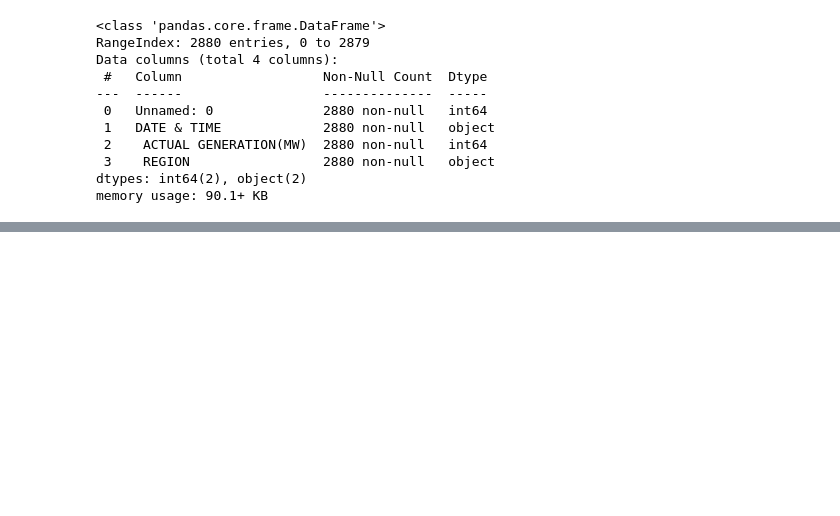
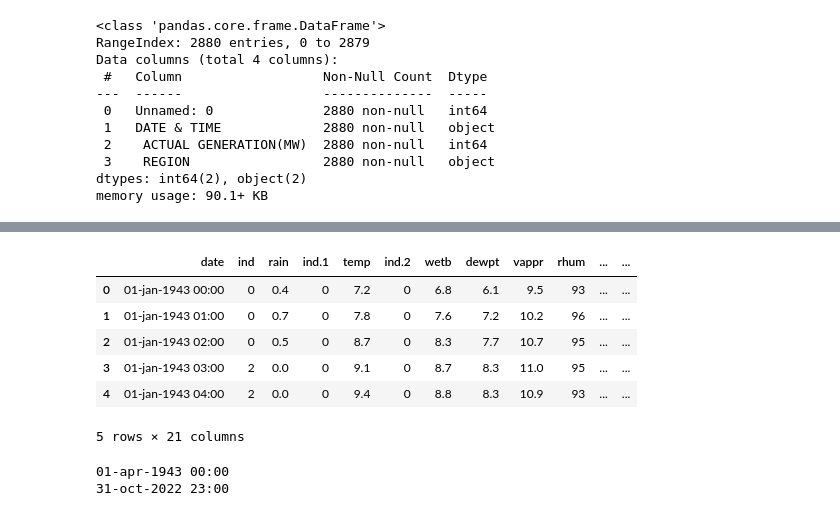
Before and after one commit to jmoro0408/Excess-Energy-Prediction, a Jupyter notebook: 1_data_inspection.ipynb, the cells around one changed output, grey strips where cells are left out. Cells and saved outputs as stored; diff of their text form; code cells hidden in the pictures; blank space fills up the shorter version.

```diff
--- a/1_data_inspection.ipynb
+++ b/1_data_inspection.ipynb
@@ -194,0 +328,4 @@ memory usage: 90.1+ KB
+# %%
+dublin_dir = r"Raw_Data/met/DUBLIN AIRPORT/dublin.csv"
+dublin_df = read_blob_to_pandas(bucket_name, dublin_dir, header=20,low_memory=False)
+dublin_key_df = read_blob_to_pandas(bucket_name, dublin_dir,sep = 'delimiter', header=None)
@@ -194,0 +377,16 @@ memory usage: 90.1+ KB
+# %%
+dublin_df.head()
+# %% [output]
+|  | date | ind | rain | ind.1 | temp | ind.2 | wetb | dewpt | vappr | rhum | ... | ... |
+| 0 | 01-jan-1943 00:00 | 0 | 0.4 | 0 | 7.2 | 0 | 6.8 | 6.1 | 9.5 | 93 | ... | ... |
+| 1 | 01-jan-1943 01:00 | 0 | 0.7 | 0 | 7.8 | 0 | 7.6 | 7.2 | 10.2 | 96 | ... | ... |
+| 2 | 01-jan-1943 02:00 | 0 | 0.5 | 0 | 8.7 | 0 | 8.3 | 7.7 | 10.7 | 95 | ... | ... |
+| 3 | 01-jan-1943 03:00 | 2 | 0.0 | 0 | 9.1 | 0 | 8.7 | 8.3 | 11.0 | 95 | ... | ... |
+| 4 | 01-jan-1943 04:00 | 2 | 0.0 | 0 | 9.4 | 0 | 8.8 | 8.3 | 10.9 | 93 | ... | ... |
+5 rows × 21 columns
+# %%
+print(dublin_df['date'].min())
+print(dublin_df['date'].max())
+# %% [output]
+01-apr-1943 00:00
+31-oct-2022 23:00
```
Also changed, not shown: parts of 23 cells of this notebook.
